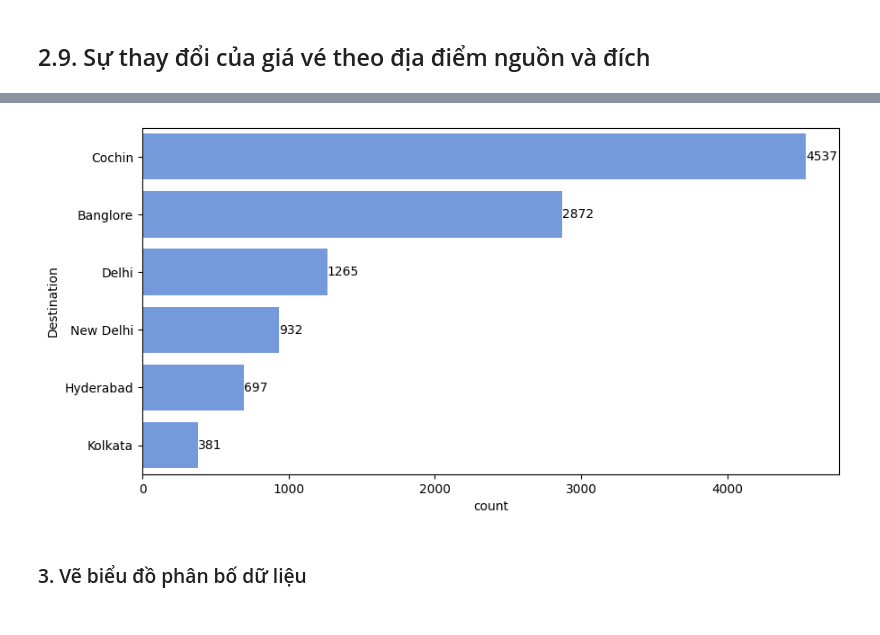
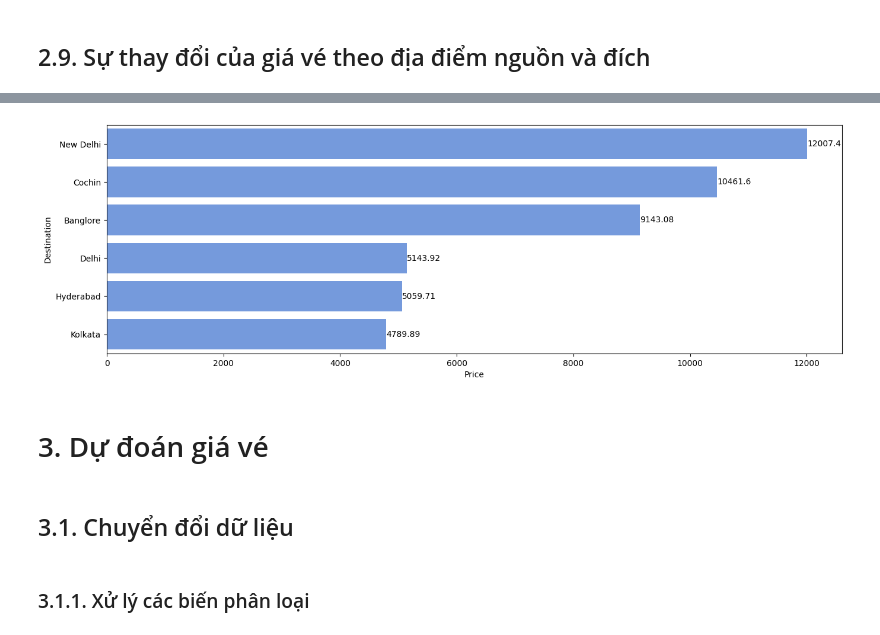
Before and after one commit to QuangHuy54/AppliedDataAnalysis_FinalProject, a Jupyter notebook: 20120497.ipynb, the cells around one changed output, grey strips where cells are left out. Saved outputs shown, nothing was run; the diff lists cells and outputs as text; code cells hidden in the pictures.

```diff
--- a/20120497.ipynb
+++ b/20120497.ipynb
@@ -183,7 +186,6 @@ Số dòng bị trùng: 0
 # %% [markdown]
 ## 1.4. Chuyển đổi dữ liệu
 # %%
-df=copy.copy()
 df.head()
 # %% [output]
 |  | Airline | Date_of_Journey | Source | Destination | Route | Dep_Time | Arrival_Time | Duration | ... |
@@ -289,0 +303,2 @@ df.head()
+# %%
+df['Additional_Info']=df['Additional_Info'].str.replace("No Info","No info")
@@ -406,9 +498,14 @@ plt.show()
 # %%
-plt.figure(figsize=(10,5))
-ax=sns.countplot(data=df,y='Destination',color="cornflowerblue",order = df['Destination'].value_counts().index)
+plt.figure(figsize=(16,5))
+order=df.groupby('Destination')['Price'].mean().sort_values(ascending=False).index
+ax=sns.barplot(data=df,x='Price',y='Destination',color="cornflowerblue",order = order, errorbar=None)
 ax.bar_label(ax.containers[0])
 plt.show()
 # %% [output]
-[figure, old version]
+[figure, new version]
+# %% [markdown]
+# 3. Dự đoán giá vé
 # %% [markdown]
-### 3. Vẽ biểu đồ phân bố dữ liệu
+## 3.1. Chuyển đổi dữ liệu
+# %% [markdown]
+### 3.1.1. Xử lý các biến phân loại
```
Also changed, not shown: parts of 59 cells of this notebook.
